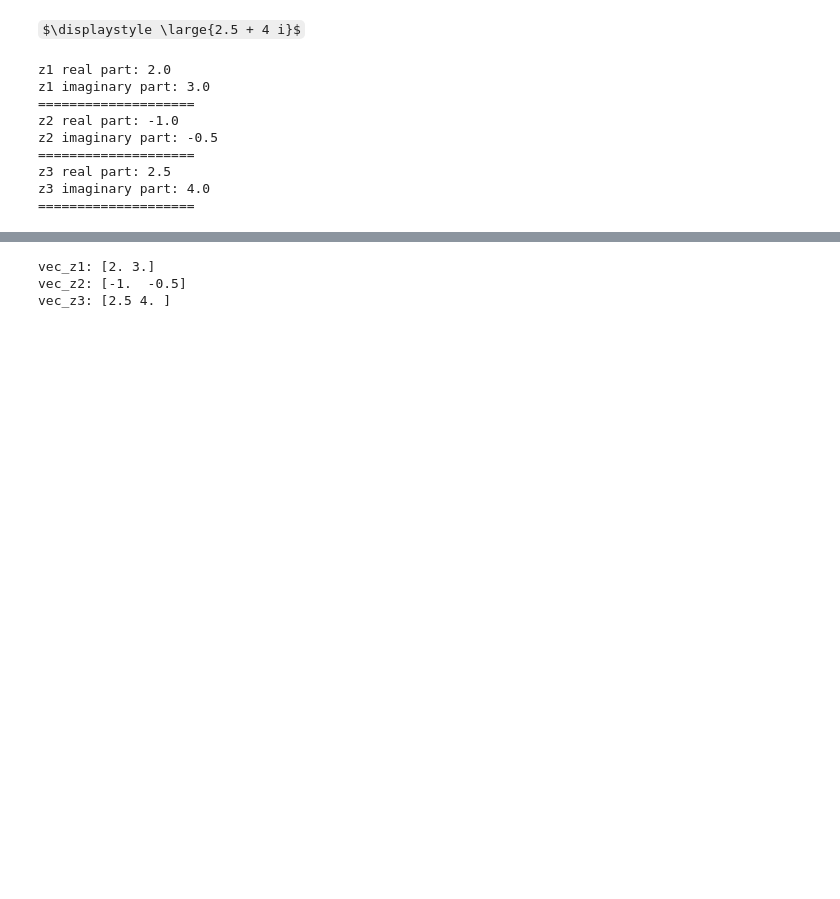
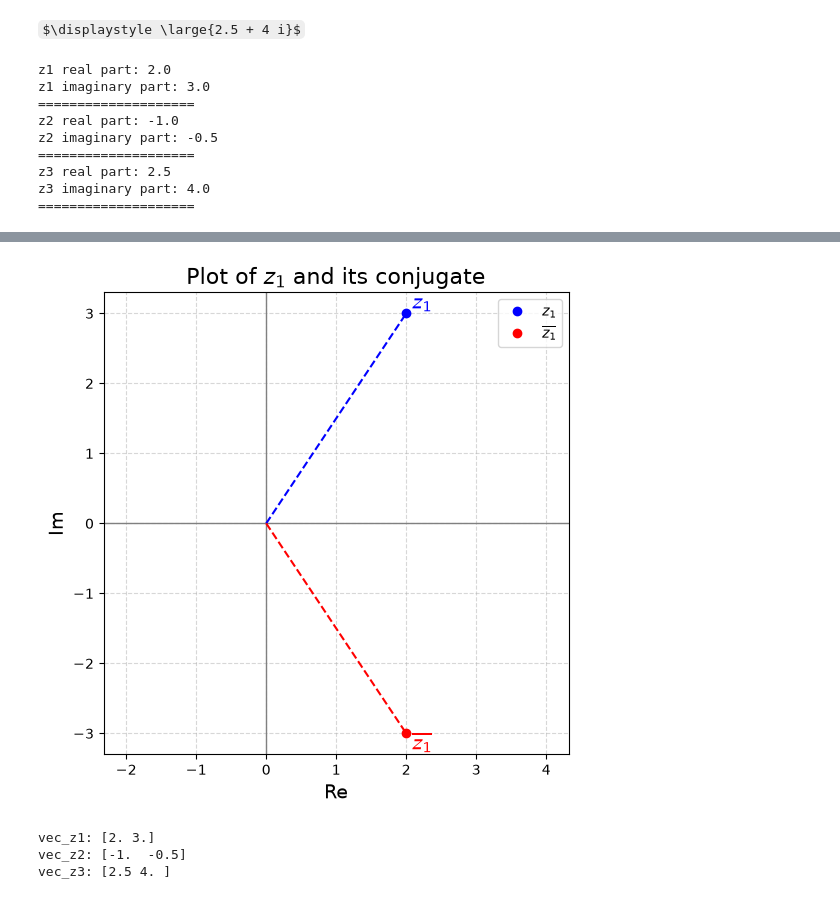
Before and after one commit to code4multiverse/Linear-Algebra, a Jupyter notebook: 001 Complex Number/complex_numpy.ipynb, the cells around one changed output, grey strips where cells are left out. Saved outputs shown, nothing was run; the diff lists cells and outputs as text; code cells hidden in the pictures; some formulas as TeX source; blank space fills up the shorter version.

Commit message:
add Complex conjugate

```diff
--- a/001 Complex Number/complex_numpy.ipynb
+++ b/001 Complex Number/complex_numpy.ipynb
@@ -79,3 +79,22 @@ z2 imaginary part: -0.5
 z3 real part: 2.5
 z3 imaginary part: 4.0
 ====================
+# %%
+# Complex conjugate: if z = x + iy, then conjugate(z) = x - iy
+# Geometrically: reflection of z across the real axis
+z1_bar = np.conjugate(z1)
+z2_bar = np.conjugate(z2)
+z3_bar = np.conjugate(z3)
+
+print("z1 conjugate:", z1_bar)
+print("z2 conjugate:", z2_bar)
+print("z3 conjugate:", z3_bar)
+print("=" * 20)
+
+display_large(z1_bar)
+display_large(z2_bar)
+display_large(z3_bar)
+
+# Property: z * conjugate(z) = |z|^2 (always a non-negative real number)
+print("z1 * conjugate(z1) =", z1 * z1_bar)
+print("|z1|^2 =", np.abs(z1) ** 2)
@@ -82,3 +111,32 @@ z3 imaginary part: 4.0
+# %%
+import matplotlib.pyplot as plt
+
+# Plot z1 and its conjugate in the complex plane
+plt.figure(figsize=(6,6))
+plt.axhline(0, color='gray', linewidth=1)
+plt.axvline(0, color='gray', linewidth=1)
+plt.grid(True, linestyle='--', alpha=0.5)
+
+# Plot z1
+plt.plot(np.real(z1), np.imag(z1), 'o', color='blue', label=r'$z_1$')
+plt.text(np.real(z1), np.imag(z1), r' $z_1$', color='blue', fontsize=14, va='bottom', ha='left')
+
+# Plot conjugate(z1)
+plt.plot(np.real(z1_bar), np.imag(z1_bar), 'o', color='red', label=r'$\overline{z_1}$')
+plt.text(np.real(z1_bar), np.imag(z1_bar), r' $\overline{z_1}$', color='red', fontsize=14, va='top', ha='left')
+
+# Draw lines from origin to each point
+plt.plot([0, np.real(z1)], [0, np.imag(z1)], color='blue', linestyle='--')
+plt.plot([0, np.real(z1_bar)], [0, np.imag(z1_bar)], color='red', linestyle='--')
+
+plt.xlabel('Re', fontsize=14)
+plt.ylabel('Im', fontsize=14)
+plt.title('Plot of $z_1$ and its conjugate', fontsize=16)
+plt.legend()
+plt.axis('equal')
+plt.show()
+# %% [output]
+[figure, added]
 # %%
 # Represent each complex number as a 2D vector [Re(z), Im(z)]
 vec_z1 = np.array([np.real(z1), np.imag(z1)])
```
Also changed, not shown: parts of 1 cell of this notebook, 1 other file.
